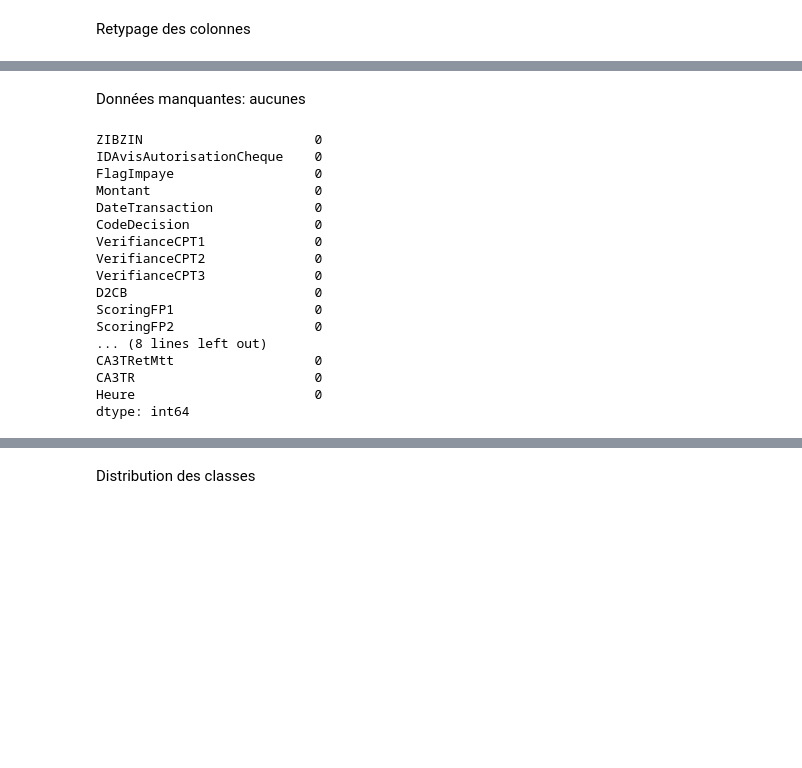
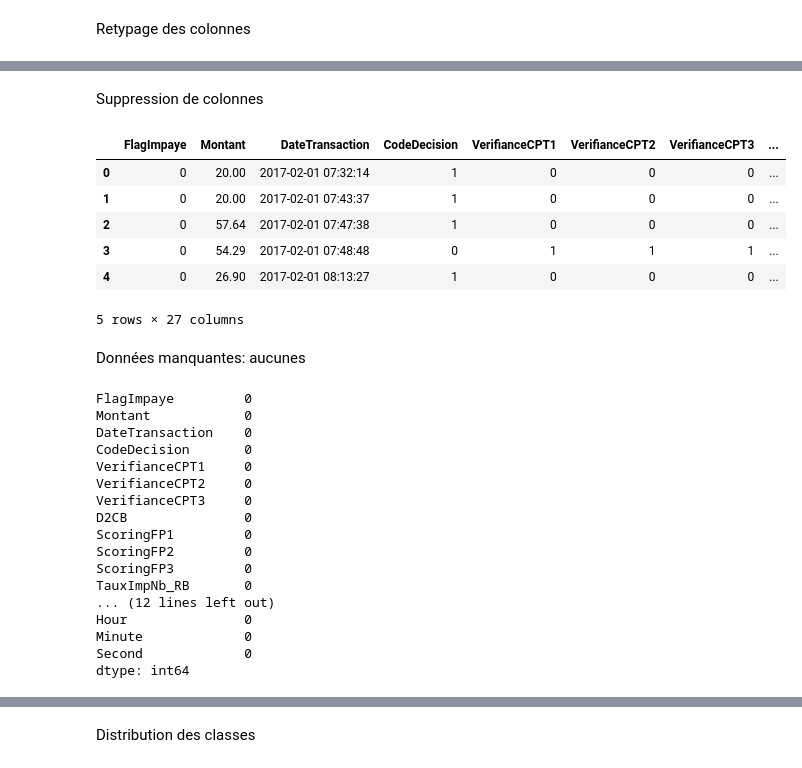
Before and after one commit to Martinrev/fraud-detection, a Jupyter notebook: nettoyage.ipynb, the cells around one changed output, grey strips where cells are left out. Cells and saved outputs as stored; diff of their text form; code cells hidden in the pictures; blank space fills up the shorter version.

```diff
--- a/nettoyage.ipynb
+++ b/nettoyage.ipynb
@@ -47,8 +47,15 @@ Retypage des colonnes
 data['ZIBZIN'] = data['ZIBZIN'].astype(str)
 # %%
 data['DateTransaction'] = pd.to_datetime(data['DateTransaction'], format="%Y-%m-%d %H:%M:%S")
+# %%
+data['Year'] = data['DateTransaction'].dt.year
+data['Month'] = data['DateTransaction'].dt.month
+data['Day'] = data['DateTransaction'].dt.day
+data['Hour'] = data['DateTransaction'].dt.hour
+data['Minute'] = data['DateTransaction'].dt.minute
+data['Second'] = data['DateTransaction'].dt.second
 # %%
-entiers = ['VerifianceCPT1', 'VerifianceCPT2', 'VerifianceCPT3', 'D2CB', 'EcartNumCheq', 'NbrMagasin3J']
+entiers = ['VerifianceCPT1', 'VerifianceCPT2', 'VerifianceCPT3', 'D2CB', 'EcartNumCheq', 'NbrMagasin3J','Heure','CodeDecision']
 
 # Convertir les colonnes en type entier
 data[entiers] = data[entiers].astype(int)
@@ -56,3 +63,7 @@ data[entiers] = data[entiers].astype(int)
 reels = ['Montant', 'ScoringFP1', 'ScoringFP2', 'ScoringFP3', 'TauxImpNb_RB', 'TauxImpNB_CPM', 'DiffDateTr1', 'DiffDateTr2', 'DiffDateTr3', 'CA3TRetMtt', 'CA3TR']
 
 data[reels] = data[reels].applymap(lambda x: str(x).replace(',', '.')).astype(float)
+# %%
+data['FlagImpaye'] = data['FlagImpaye'].replace({'0': 0, '1': 1})
+# Transformez la colonne en facteur (catégorie)
+data['FlagImpaye'] = data['FlagImpaye'].astype('category')
@@ -59,24 +90,38 @@ data[reels] = data[reels].applymap(lambda x: str(x).replace(',', '.')).astype(fl
+# %% [markdown]
+Suppression de colonnes
+# %%
+data = data.drop(columns=['ZIBZIN','IDAvisAutorisationCheque'])
+# %%
+data.head()
+# %% [output]
+|  | FlagImpaye | Montant | DateTransaction | CodeDecision | VerifianceCPT1 | VerifianceCPT2 | VerifianceCPT3 | ... |
+| 0 | 0 | 20.00 | 2017-02-01 07:32:14 | 1 | 0 | 0 | 0 | ... |
+| 1 | 0 | 20.00 | 2017-02-01 07:43:37 | 1 | 0 | 0 | 0 | ... |
+| 2 | 0 | 57.64 | 2017-02-01 07:47:38 | 1 | 0 | 0 | 0 | ... |
+| 3 | 0 | 54.29 | 2017-02-01 07:48:48 | 0 | 1 | 1 | 1 | ... |
+| 4 | 0 | 26.90 | 2017-02-01 08:13:27 | 1 | 0 | 0 | 0 | ... |
+5 rows × 27 columns
 # %% [markdown]
 Données manquantes: aucunes
 # %%
 print(data.isnull().sum())
 # %% [output]
-ZIBZIN                      0
-IDAvisAutorisationCheque    0
-FlagImpaye                  0
-Montant                     0
-DateTransaction             0
-CodeDecision                0
-VerifianceCPT1              0
-VerifianceCPT2              0
-VerifianceCPT3              0
-D2CB                        0
-ScoringFP1                  0
-ScoringFP2                  0
-... (8 lines left out)
-CA3TRetMtt                  0
-CA3TR                       0
-Heure                       0
+FlagImpaye         0
+Montant            0
+DateTransaction    0
+CodeDecision       0
+VerifianceCPT1     0
+VerifianceCPT2     0
+VerifianceCPT3     0
+D2CB               0
+ScoringFP1         0
+ScoringFP2         0
+ScoringFP3         0
+TauxImpNb_RB       0
+... (12 lines left out)
+Hour               0
+Minute             0
+Second             0
 dtype: int64
 # %%
 print(data.isna().sum())
```
Also changed, not shown: parts of 16 cells of this notebook, 1 other file.
